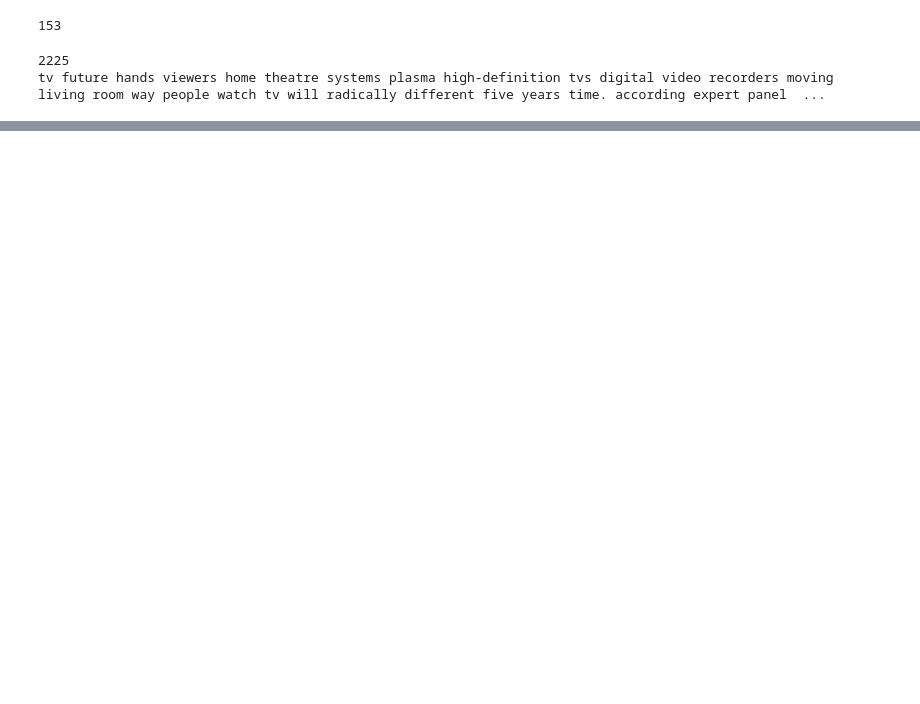
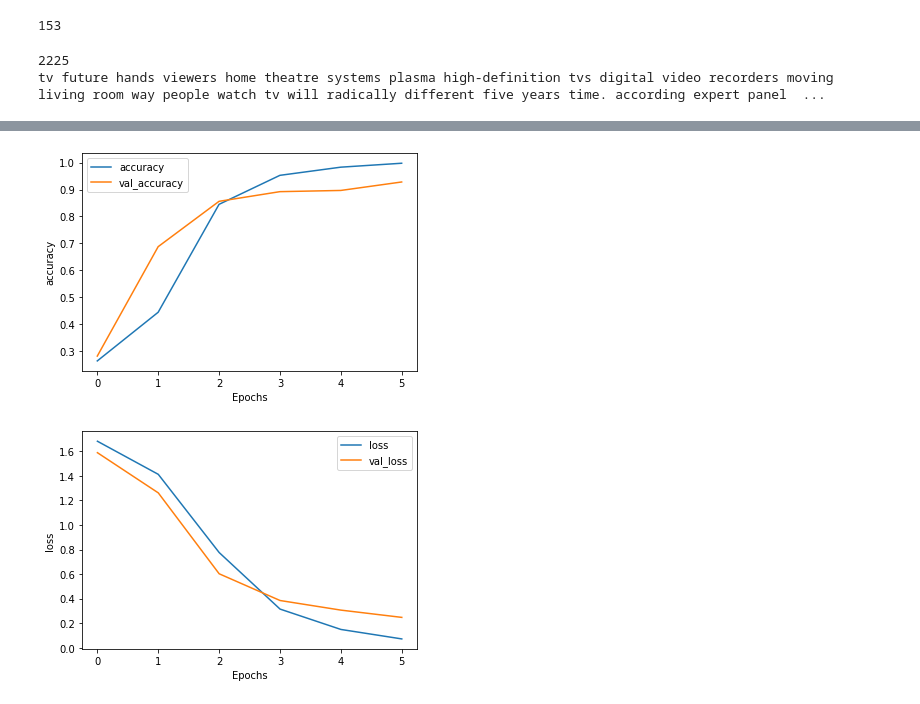
Before and after one commit to Abhilash11Addanki/DeepLearning, a Jupyter notebook: BBC_Text.ipynb, the cells around one changed output, grey strips where cells are left out. Cells and saved outputs as stored; diff of their text form; code cells hidden in the pictures; blank space fills up the shorter version.

```diff
--- a/BBC_Text.ipynb
+++ b/BBC_Text.ipynb
@@ -71,0 +109,6 @@ print(label_seq)
+# %%
+#Defining the layers
+model = tf.keras.models.Sequential([tf.keras.layers.Embedding(vocab_size,embedding_dim,input_length=max_length),
+                                    tf.keras.layers.Flatten(),
+                                    tf.keras.layers.Dense(24,activation='relu'),
+                                    tf.keras.layers.Dense(6,activation='softmax')])
@@ -71,0 +134,10 @@ print(label_seq)
+# %%
+model.compile(optimizer='adam',loss='sparse_categorical_crossentropy',metrics=['accuracy'])
+# %%
+class myCallback(tf.keras.callbacks.Callback):
+  def on_epoch_end(self,epoch,logs={}):
+    if logs.get('accuracy')>0.99:
+      print('\nAchieved 99% accuracy so training cancelled')
+      self.model.stop_training = True
+# %%
+history = model.fit(train_padded,train_label_sequences,validation_data=(test_padded,test_label_sequences),epochs=50,callbacks=[myCallback()])
@@ -71,0 +159,17 @@ print(label_seq)
+# %%
+import matplotlib.pyplot as plt
+
+
+def plot_graphs(history, string):
+  plt.plot(history.history[string])
+  plt.plot(history.history['val_'+string])
+  plt.xlabel("Epochs")
+  plt.ylabel(string)
+  plt.legend([string, 'val_'+string])
+  plt.show()
+
+plot_graphs(history, "accuracy")
+plot_graphs(history, "loss")
+# %% [output]
+[figure, added]
+[figure, added]
```
Also changed, not shown: parts of 17 cells of this notebook.
